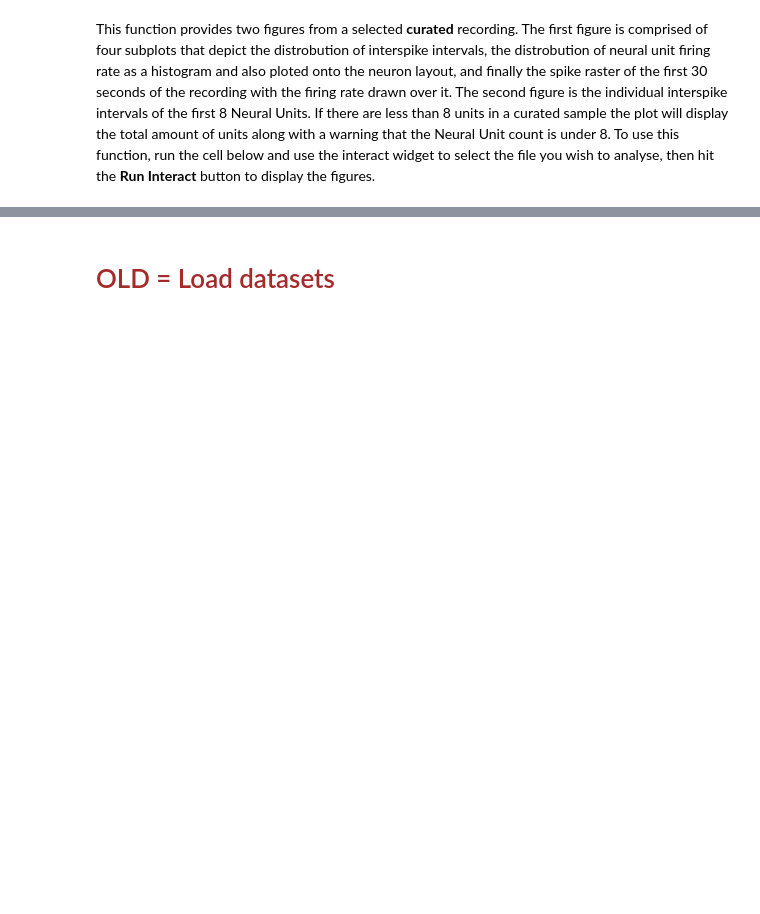
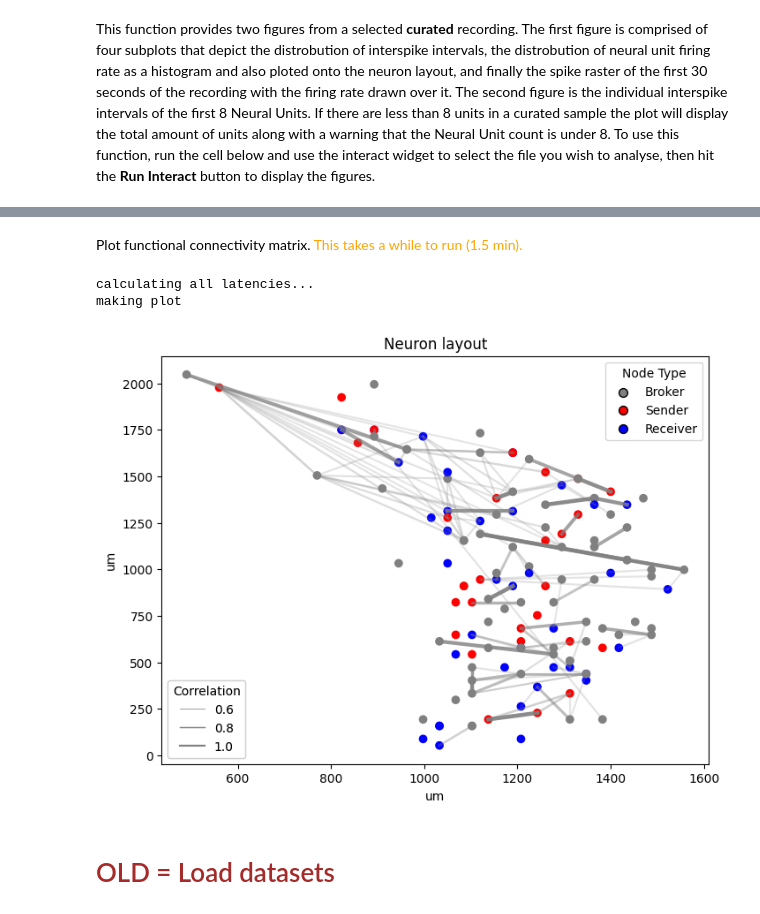
Before and after one commit to braingeneers/midbrain_parkinsons, a Jupyter notebook: tutorials/spike_data/2_summary_statistics.ipynb, the cells around one changed output, grey strips where cells are left out. Cells and saved outputs as stored; diff of their text form; code cells hidden in the pictures; blank space fills up the shorter version.

```diff
--- a/tutorials/spike_data/2_summary_statistics.ipynb
+++ b/tutorials/spike_data/2_summary_statistics.ipynb
@@ -105,3 +92,11 @@ def ISI(sd, neuron=-1, max_isi=100):
+# %% [markdown]
+Plot functional connectivity matrix. <font color="orange">This takes a while to run (1.5 min).
+# %%
+plot_functional_connectivity_map( sd )
+# %% [output]
+calculating all latencies...
+making plot
+[figure, added]
 # %% [markdown]
 # <font color="brown"> OLD = Load datasets
 # %% [markdown]
```
Also changed, not shown: parts of 9 cells of this notebook, 6 other files.
